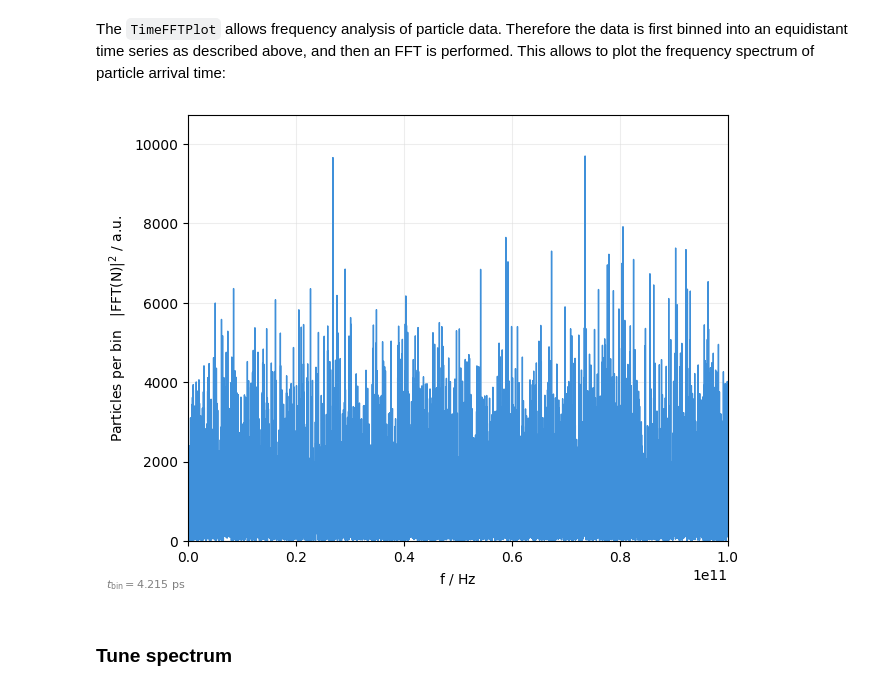
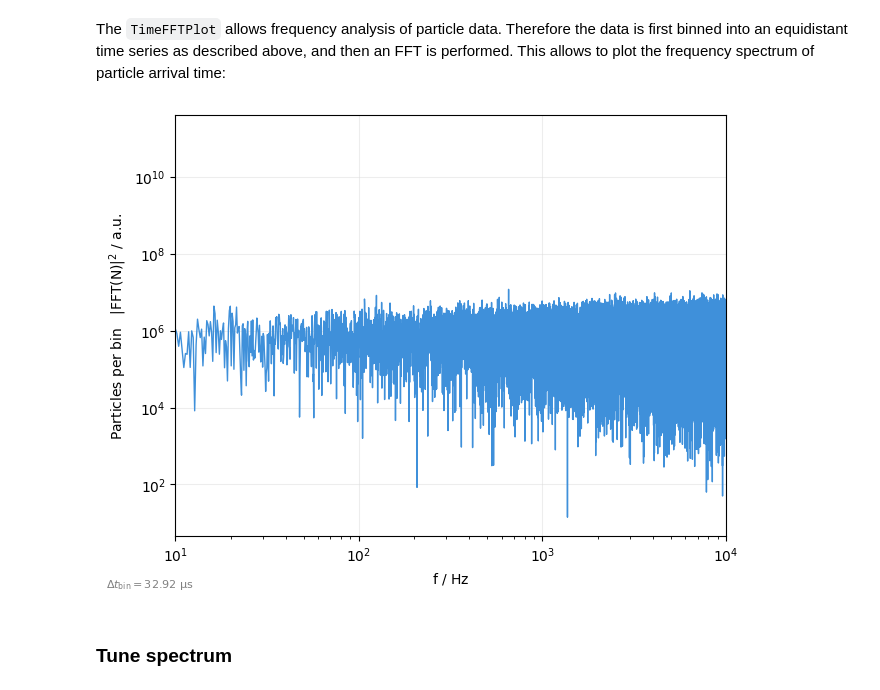
Before and after one commit to xsuite/xplt, a Jupyter notebook: examples/timestructure.ipynb, the cells around one changed output. Saved outputs shown, nothing was run; the diff lists cells and outputs as text; code cells hidden in the pictures.

```diff
--- a/examples/timestructure.ipynb
+++ b/examples/timestructure.ipynb
@@ -83,4 +83,8 @@ tw = tracker.twiss(method="4d")
 
 ## Track
 tracker.track(particles, num_turns=100, turn_by_turn_monitor=True)
+# %%
+## Generate dummy spill data
+n = int(1e6)
+spill = {"t": np.random.uniform(1, 4, n) + np.random.gumbel(0, 0.1, n)}
 # %% [markdown]
@@ -123,9 +150,9 @@ plot = xplt.TimeIntervalPlot(particles, tmax=1e-9, log=True, twiss=tw)
 # %% [markdown]
 The `TimeFFTPlot` allows frequency analysis of particle data. Therefore the data is first binned into an equidistant time series as described above, and then an FFT is performed. This allows to plot the frequency spectrum of particle arrival time:
 # %%
-plot = xplt.TimeFFTPlot(particles, fmax=1e11, log=False, twiss=tw)
+plot = xplt.TimeFFTPlot(spill, fmax=1e4, log=True, twiss=tw)
 # %% [output]
-[figure, old version]
+[figure, new version]
 # %% [markdown]
 ### Tune spectrum
 # %% [markdown]
```
Also changed, not shown: parts of 13 cells of this notebook, 4 other files.
